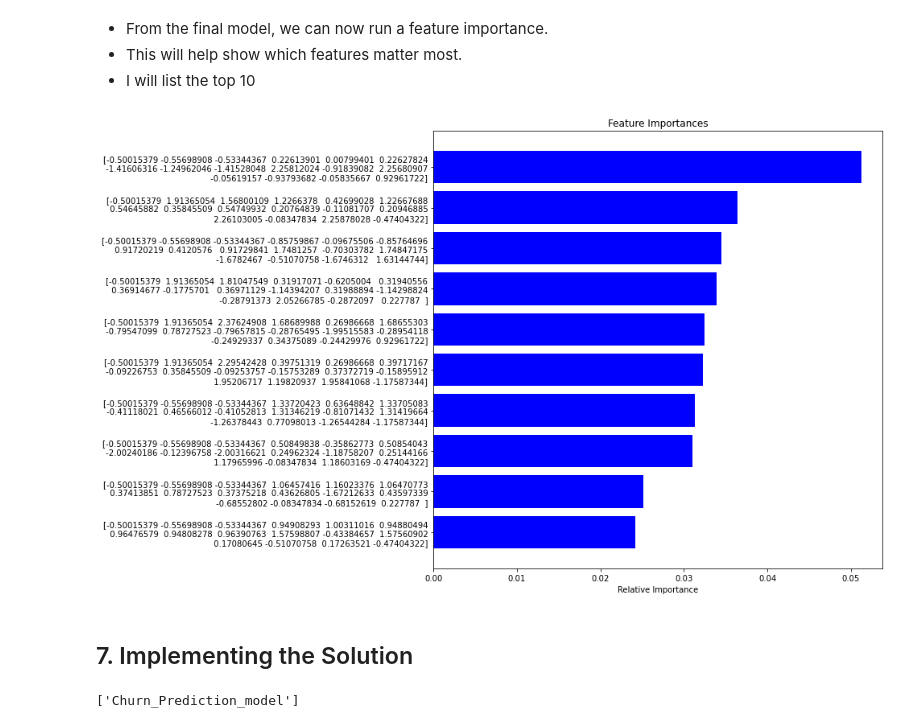
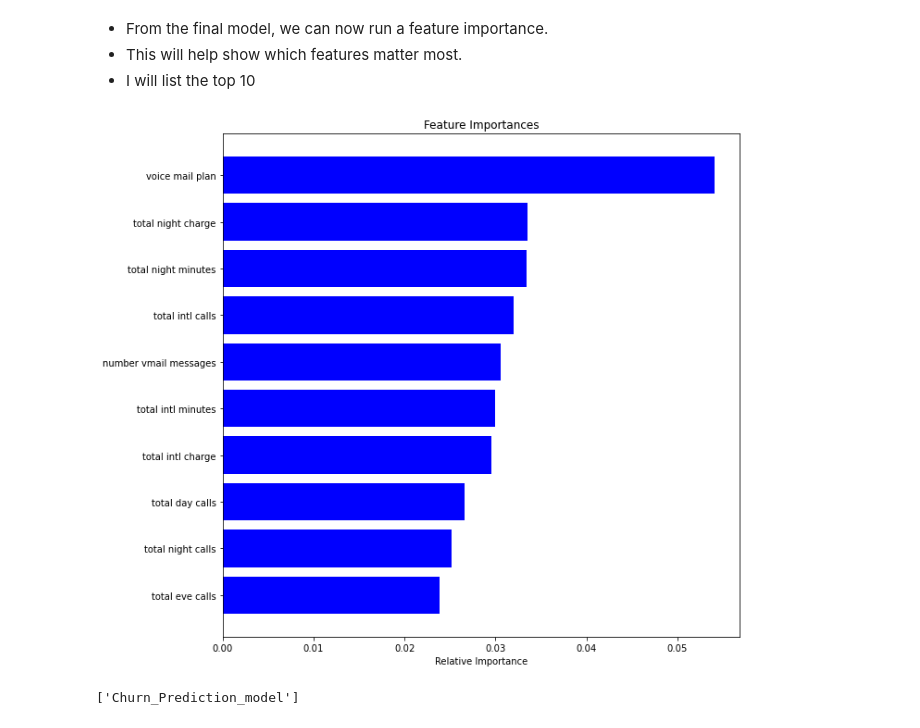
Before and after one commit to MendozaMellah/project_phase_3, a Jupyter notebook: project_3.ipynb, the cells around one changed output. Saved outputs shown, nothing was run; the diff lists cells and outputs as text; code cells hidden in the pictures.

```diff
--- a/project_3.ipynb
+++ b/project_3.ipynb
@@ -696,0 +625,18 @@ Test: 0.9885964912280701
+# %%
+from sklearn.model_selection import cross_val_score
+from sklearn.metrics import classification_report, confusion_matrix
+rfc = RandomForestClassifier(n_estimators=400, max_depth=None, max_features='auto')
+rfc.fit(X_train,y_train)
+rfc_predict = rfc.predict(X_test)
+rfc_cv_score = cross_val_score(rfc, X_resample, y_resample, cv=10, scoring='roc_auc')
+print("=== Confusion Matrix ===")
+print(confusion_matrix(y_test, rfc_predict))
+print('\n')
+print("=== Classification Report ===")
+print(classification_report(y_test, rfc_predict))
+print('\n')
+print("=== All AUC Scores ===")
+print(rfc_cv_score)
+print('\n')
+print("=== Mean AUC Score ===")
+print("Mean AUC Score - Random Forest: ", rfc_cv_score.mean())
@@ -699,23 +663,23 @@ Test: 0.9885964912280701
 - This will help show which features matter most.
 - I will list the top 10
 # %%
-features = X_train
-importances = rf.feature_importances_
+#add column names
+X_train = pd.DataFrame(X_train, columns = X.columns)
+features = X_train.columns
+importances = rfc.feature_importances_
 indices = np.argsort(importances)[:10]
 
 # customized number
 num_features = 10
 
 plt.figure(figsize=(10,10))
 plt.title('Feature Importances')
 plt.barh(range(len(indices)), importances[indices], color='b', align='center')
 plt.yticks(range(len(indices)), [features[i] for i in indices])
 plt.xlabel('Relative Importance')
 plt.show()
 # %% [output]
-[figure, old version]
+[figure, new version]
-# %% [markdown]
-## 7. Implementing the Solution
 # %%
 # Implementing the Solution
 
```
Also changed, not shown: parts of 44 cells of this notebook.
